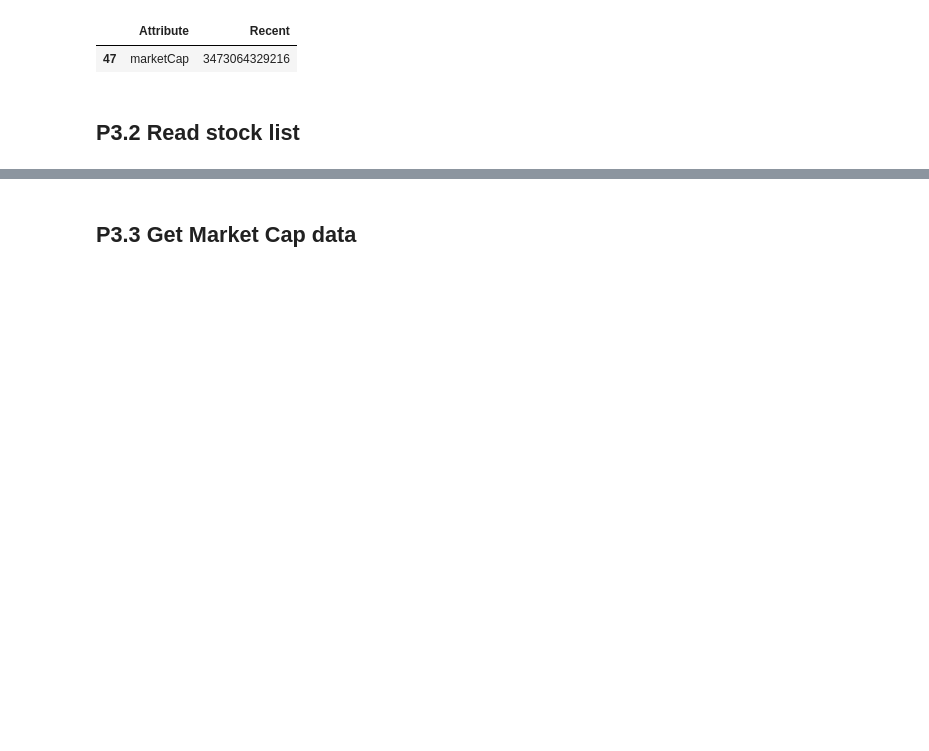
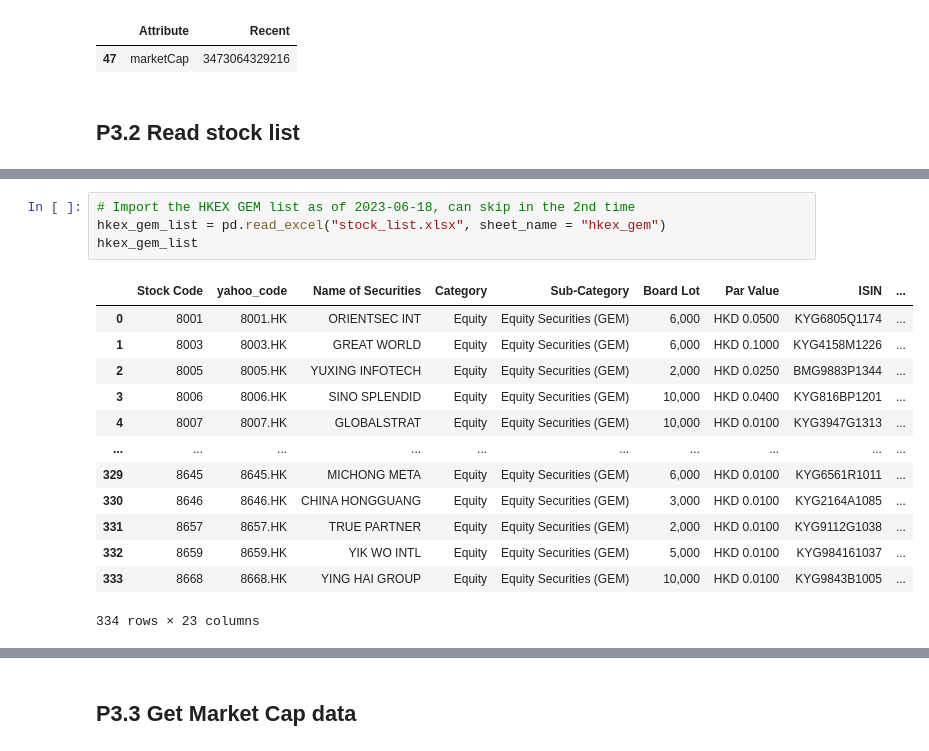
Before and after one commit to ckyma/exchatbook, a Jupyter notebook: getYahooData.ipynb, the cells around one changed output, grey strips where cells are left out. Cells and saved outputs as stored; diff of their text form; blank space fills up the shorter version.

```diff
--- a/getYahooData.ipynb
+++ b/getYahooData.ipynb
@@ -820,3 +831,21 @@ hkex_list
+# %%
+# Import the HKEX GEM list as of 2023-06-18, can skip in the 2nd time
+hkex_gem_list = pd.read_excel("stock_list.xlsx", sheet_name = "hkex_gem")
+hkex_gem_list
+# %% [output]
+|  | Stock Code | yahoo_code | Name of Securities | Category | Sub-Category | Board Lot | Par Value | ISIN | ... |
+| 0 | 8001 | 8001.HK | ORIENTSEC INT | Equity | Equity Securities (GEM) | 6,000 | HKD 0.0500 | KYG6805Q1174 | ... |
+| 1 | 8003 | 8003.HK | GREAT WORLD | Equity | Equity Securities (GEM) | 6,000 | HKD 0.1000 | KYG4158M1226 | ... |
+| 2 | 8005 | 8005.HK | YUXING INFOTECH | Equity | Equity Securities (GEM) | 2,000 | HKD 0.0250 | BMG9883P1344 | ... |
+| 3 | 8006 | 8006.HK | SINO SPLENDID | Equity | Equity Securities (GEM) | 10,000 | HKD 0.0400 | KYG816BP1201 | ... |
+| 4 | 8007 | 8007.HK | GLOBALSTRAT | Equity | Equity Securities (GEM) | 10,000 | HKD 0.0100 | KYG3947G1313 | ... |
+| ... | ... | ... | ... | ... | ... | ... | ... | ... | ... |
+| 329 | 8645 | 8645.HK | MICHONG META | Equity | Equity Securities (GEM) | 6,000 | HKD 0.0100 | KYG6561R1011 | ... |
+| 330 | 8646 | 8646.HK | CHINA HONGGUANG | Equity | Equity Securities (GEM) | 3,000 | HKD 0.0100 | KYG2164A1085 | ... |
+| 331 | 8657 | 8657.HK | TRUE PARTNER | Equity | Equity Securities (GEM) | 2,000 | HKD 0.0100 | KYG9112G1038 | ... |
+| 332 | 8659 | 8659.HK | YIK WO INTL | Equity | Equity Securities (GEM) | 5,000 | HKD 0.0100 | KYG984161037 | ... |
+| 333 | 8668 | 8668.HK | YING HAI GROUP | Equity | Equity Securities (GEM) | 10,000 | HKD 0.0100 | KYG9843B1005 | ... |
+334 rows × 23 columns
 # %%
 # Import the SSE list as of 2023-06-18
 sse_list = pd.read_excel("stock_list.xlsx", sheet_name = "sse")
```
Also changed, not shown: parts of 36 cells of this notebook, 8 other files.
